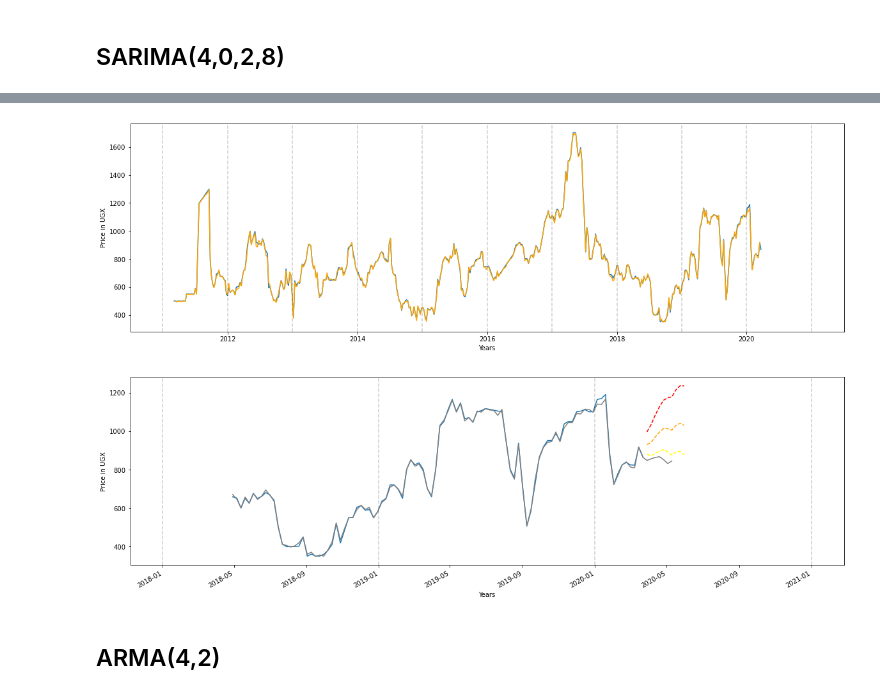
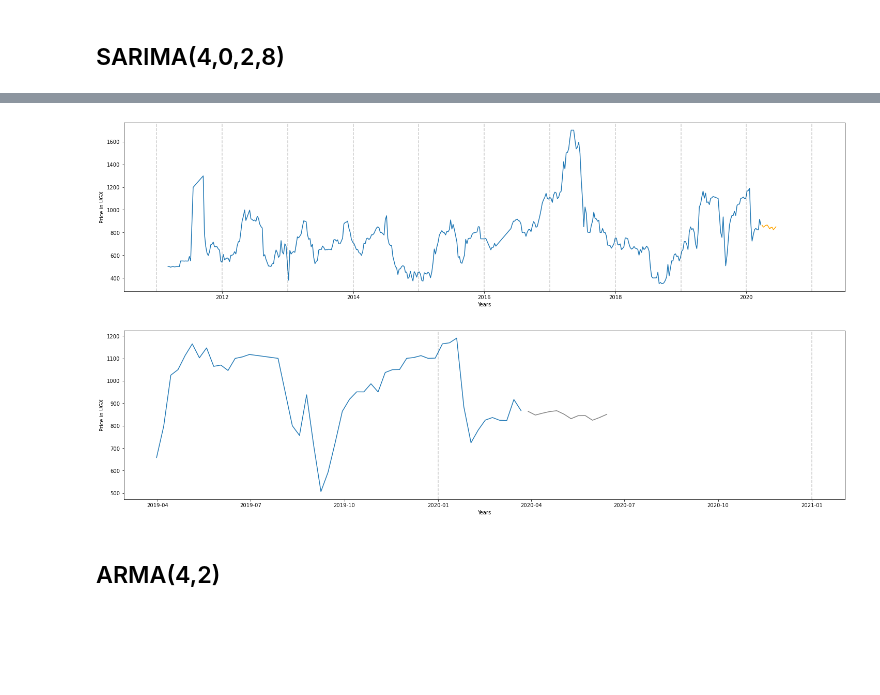
Before and after one commit to CodingDuckmx/Sauti-Africa-Market-Monitoring, a Jupyter notebook: maize_first_steps.ipynb, the cells around one changed output, grey strips where cells are left out. Saved outputs shown, nothing was run; the diff lists cells and outputs as text; code cells hidden in the pictures; blank space fills up the shorter version.

```diff
--- a/maize_first_steps.ipynb
+++ b/maize_first_steps.ipynb
@@ -417,7 +453,7 @@ Warnings:
 # %%
 # Forecastings
 
-fcast = model.get_forecast(steps=10)
+fcast = model.get_forecast(steps=12)
 fcast.summary_frame()
 # %% [output]
 | mean_price_7days | mean | mean_se | mean_ci_lower | mean_ci_upper |
@@ -458,25 +472,25 @@ alert_bands
 # %%
 #
 
 timeseries_prices = plt.plot(weekly_lira['mean_price_7days'], label = 'Maize Price')
-plt.plot(model.predict(1,472).shift(-1), label='predictions', color='orange')
+plt.plot(fcast.summary_frame()['mean'], label='predictions', color='orange')
 
 for year in range(2011,2022):
     plt.axvline(pd.to_datetime(str(year) + '-01-01'), color='k', linestyle='--', alpha=0.2)
 plt.xlabel('Years')
 plt.ylabel('Price in UGX')
 plt.show()
 # %% [output]
-[figure, old version]
+[figure, new version]
 # %%
-timeseries_prices = plt.plot(weekly_lira['mean_price_7days'][-100:], label = 'Maize Price')
-plt.plot(model.predict(str(weekly_lira['mean_price_7days'][-100:].index[0])[:10],480).shift(-1), label='predictions', color='gray')
+timeseries_prices = plt.plot(weekly_lira['mean_price_7days'][-52:], label = 'Maize Price')
+plt.plot(fcast.summary_frame()['mean'], label='predictions', color='gray')
 
-alert_bands['normal'].plot(color='yellow', style='--')
-alert_bands['stress'].plot(color='orange', style='--')
-alert_bands['crisis'].plot(color='red', style='--')
+# alert_bands['normal'].plot(color='yellow', style='--')
+# alert_bands['stress'].plot(color='orange', style='--')
+# alert_bands['crisis'].plot(color='red', style='--')
 
-for year in range(2018,2022):
+for year in range(2020,2022):
     plt.axvline(pd.to_datetime(str(year) + '-01-01'), color='k', linestyle='--', alpha=0.2)
 plt.xlabel('Years')
 plt.ylabel('Price in UGX')
@@ -485,7 +499,7 @@ plt.show()
 
 # plt.savefig('sarima_maize_alert_crisis_bands_test.png')
 # %% [output]
-[figure, old version]
+[figure, new version]
 # %% [markdown]
 ## ARMA(4,2)
 # %%
```
Also changed, not shown: parts of 29 cells of this notebook.
